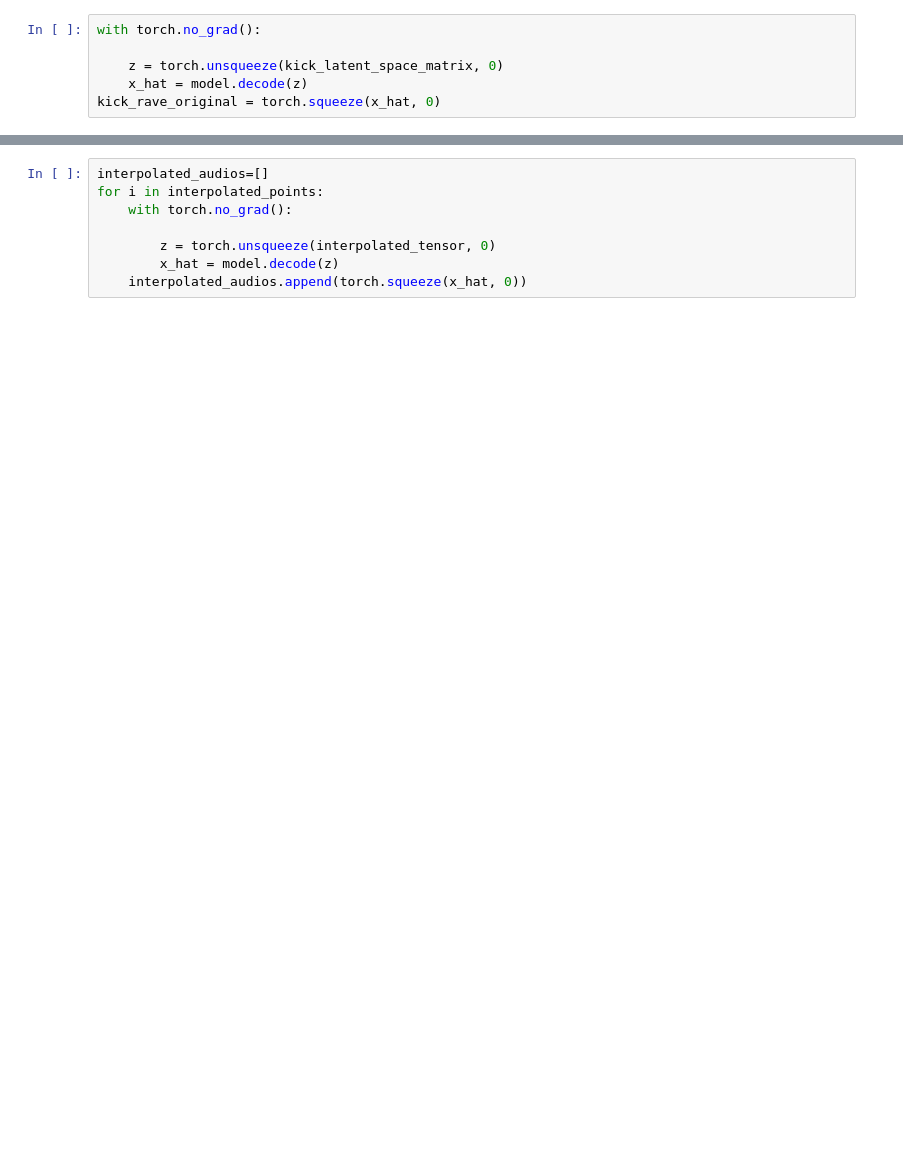
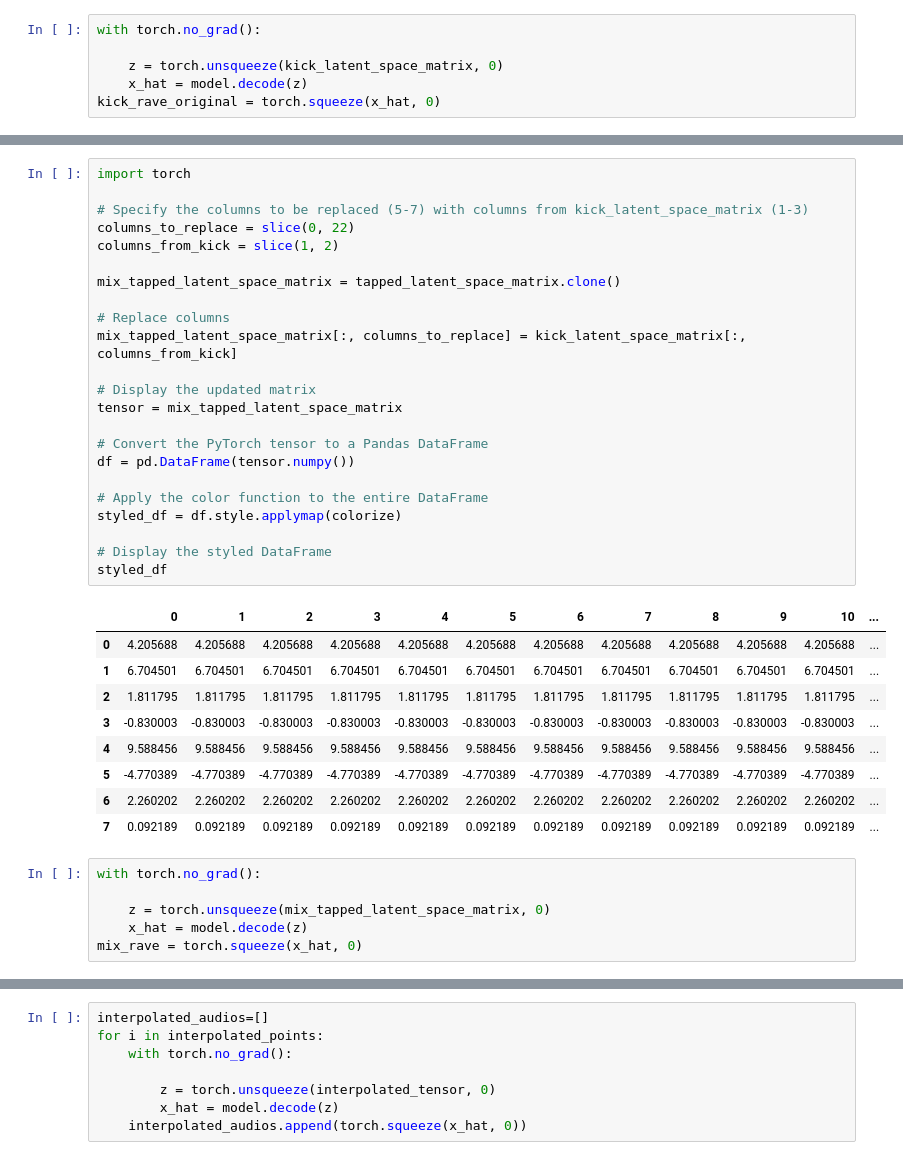
Before and after one commit to asantos-6/RAVERs, a Jupyter notebook: notebooks/RAVE Latent Space exploration.ipynb, the cells around one changed output, grey strips where cells are left out. Drawn from its saved outputs; the diff is of its cells as text; blank space fills up the shorter version.

```diff
--- a/notebooks/RAVE Latent Space exploration.ipynb
+++ b/notebooks/RAVE Latent Space exploration.ipynb
@@ -324,0 +394,39 @@ plt.show()
+# %%
+import torch
+
+# Specify the columns to be replaced (5-7) with columns from kick_latent_space_matrix (1-3)
+columns_to_replace = slice(0, 22)
+columns_from_kick = slice(1, 2)
+
+mix_tapped_latent_space_matrix = tapped_latent_space_matrix.clone()
+
+# Replace columns
+mix_tapped_latent_space_matrix[:, columns_to_replace] = kick_latent_space_matrix[:, columns_from_kick]
+
+# Display the updated matrix
+tensor = mix_tapped_latent_space_matrix
+
+# Convert the PyTorch tensor to a Pandas DataFrame
+df = pd.DataFrame(tensor.numpy())
+
+# Apply the color function to the entire DataFrame
+styled_df = df.style.applymap(colorize)
+
+# Display the styled DataFrame
+styled_df
+# %% [output]
+|  | 0 | 1 | 2 | 3 | 4 | 5 | 6 | 7 | 8 | 9 | 10 | ... |
+| 0 | 4.205688 | 4.205688 | 4.205688 | 4.205688 | 4.205688 | 4.205688 | 4.205688 | 4.205688 | 4.205688 | 4.205688 | 4.205688 | ... |
+| 1 | 6.704501 | 6.704501 | 6.704501 | 6.704501 | 6.704501 | 6.704501 | 6.704501 | 6.704501 | 6.704501 | 6.704501 | 6.704501 | ... |
+| 2 | 1.811795 | 1.811795 | 1.811795 | 1.811795 | 1.811795 | 1.811795 | 1.811795 | 1.811795 | 1.811795 | 1.811795 | 1.811795 | ... |
+| 3 | -0.830003 | -0.830003 | -0.830003 | -0.830003 | -0.830003 | -0.830003 | -0.830003 | -0.830003 | -0.830003 | -0.830003 | -0.830003 | ... |
+| 4 | 9.588456 | 9.588456 | 9.588456 | 9.588456 | 9.588456 | 9.588456 | 9.588456 | 9.588456 | 9.588456 | 9.588456 | 9.588456 | ... |
+| 5 | -4.770389 | -4.770389 | -4.770389 | -4.770389 | -4.770389 | -4.770389 | -4.770389 | -4.770389 | -4.770389 | -4.770389 | -4.770389 | ... |
+| 6 | 2.260202 | 2.260202 | 2.260202 | 2.260202 | 2.260202 | 2.260202 | 2.260202 | 2.260202 | 2.260202 | 2.260202 | 2.260202 | ... |
+| 7 | 0.092189 | 0.092189 | 0.092189 | 0.092189 | 0.092189 | 0.092189 | 0.092189 | 0.092189 | 0.092189 | 0.092189 | 0.092189 | ... |
+# %%
+with torch.no_grad():
+
+    z = torch.unsqueeze(mix_tapped_latent_space_matrix, 0)
+    x_hat = model.decode(z)
+mix_rave = torch.squeeze(x_hat, 0)
```
Also changed, not shown: parts of 18 cells of this notebook.
